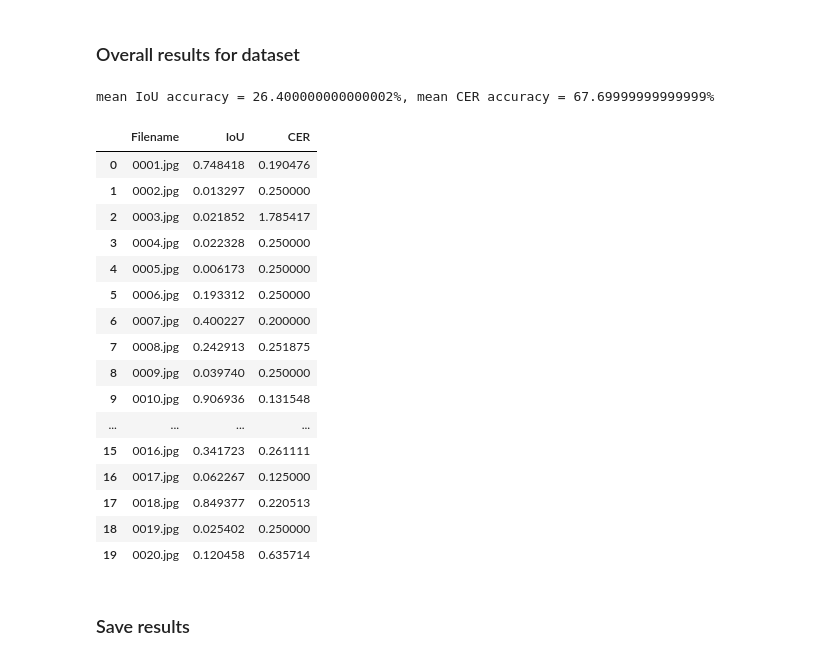
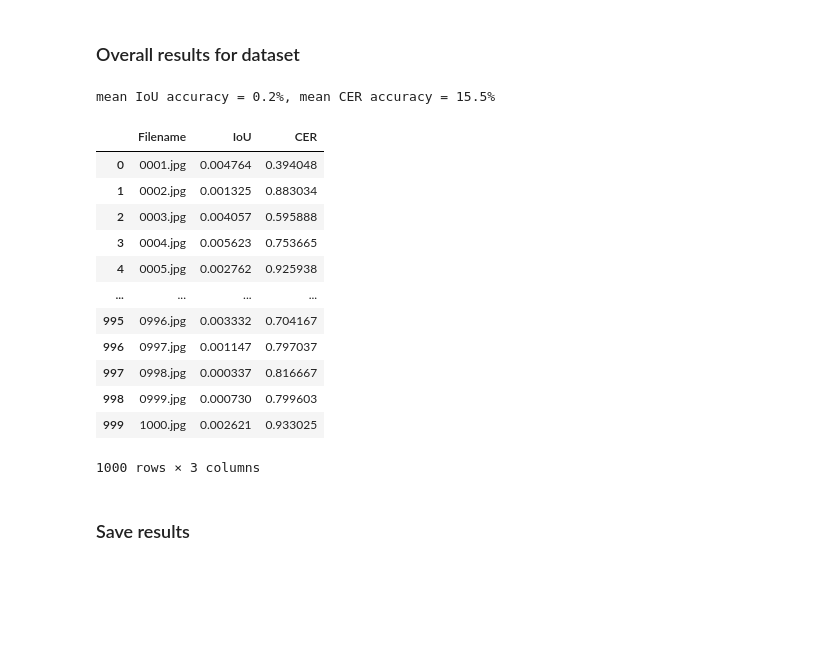
Before and after one commit to GruAna/VU, a Jupyter notebook: m_tesseract.ipynb, the cells around one changed output. Cells and saved outputs as stored; diff of their text form; code cells hidden in the pictures; blank space fills up the shorter version.

```diff
--- a/m_tesseract.ipynb
+++ b/m_tesseract.ipynb
@@ -53,7 +58,8 @@ width = 300
 Get images. Update location of images **manually**.
 # %%
 # path to image directory, get full path to all files
-imgs_dir = '/content/drive/MyDrive/Colab_Notebooks/VU/FewImages/images/'
+imgs_dir = '/content/drive/MyDrive/Colab_Notebooks/VU/CTW1500/train_images'
 (_, _, filenames) = next(os.walk(imgs_dir))
 filenames.sort()
 list_img_paths = [os.path.join(imgs_dir, file) for file in filenames]
+n_imgs = len(list_img_paths)
@@ -72,7 +85,7 @@ images = [cv.threshold(cv.cvtColor(img, cv.COLOR_BGR2GRAY), 0, 255, cv.THRESH_BI
 # %% [markdown]
 Get paths to files with labels. Update location **manually**.
 # %%
-labels_dir = '/content/drive/MyDrive/Colab_Notebooks/VU/FewImages/labelsxml/'
+labels_dir = '/content/drive/MyDrive/Colab_Notebooks/VU/CTW1500/ctw1500_train_labels'
 (_, _, xml_files) = next(os.walk(labels_dir))
 xml_files.sort()
 list_xml_paths = [os.path.join(labels_dir, file) for file in xml_files]
@@ -121,15 +130,24 @@ For all images.
 
 Replace polygon coordinates by these two rectangle coordinates.
 # %%
+# gather non empty predictions in a list of tuples (word, bounding_box_coordinates)
+# predicted contains all images, each image can have multiple recognized words
+# each image contains tuples in mentioned format
+
+# in PyTesseract image_to_data returns a dictionary with results
+
 predicted = []
-for img in range(len(list_img_paths)):
+for img in range(n_imgs):
     result = predictions[img]
+
     n = len(result['text'])
     results = []
+    for i in range(n):
+        word = result['text'][i]
 
-    for i in range(n):
-        coordinates = np.array([[result['left'][i],  result['top'][i]], [result['left'][i] +  result['width'][i], result['top'][i] + result['height'][i]]])
-        results.append((result['text'][i], coordinates))
+        if len(word) > 0 and not word.isspace():
+            coordinates = np.array([[result['left'][i],  result['top'][i]], [result['left'][i] +  result['width'][i], result['top'][i] + result['height'][i]]])
+            results.append((word, coordinates))
 
     predicted.append(results)
 # %% [markdown]
@@ -181,8 +249,19 @@ CER (recognition) `cer_in_image`
 # %%
 iou_in_image = []
 cer_in_image = []
-n_imgs = len(images)
+
 for i in range(n_imgs):
-    mean_in_regions = [average(list(zip(*cer_images[i][j]))[2], length=n_imgs) for j in range(len(cer_images[i]))]
-    cer_in_image.append(average(mean_in_regions))
-    iou_in_image.append(average(list(zip(*iou_images[i]))[0], length=n_imgs))
+    length = len(cer_images[i])
+
+    # calculate mean based on results
+    if isinstance(cer_images[i][0], list):
+        mean_in_regions = average([average(list(zip(*cer_images[i][j]))[2]) for j in range(length)])
+        iou_in_image.append(average(list(zip(*iou_images[i]))[0], length=n_imgs))
+    elif isinstance(cer_images[i][0], tuple):
+        mean_in_regions = cer_images[i][0][-1]
+        iou_in_image.append(iou_images[i][0])
+    else:
+        mean_in_regions = 1
+        iou_in_image.append(0)
+
+    cer_in_image.append(mean_in_regions)
@@ -190,30 +277,26 @@ for i in range(n_imgs):
 ### Overall results for dataset
 # %%
 df_results = pd.DataFrame(list(zip(filenames, iou_in_image, cer_in_image)), columns =['Filename', 'IoU', 'CER'])
-mean_iou = round(df_results['IoU'].mean(), 3) * 100
-mean_cer = 100 - round(df_results['CER'].mean(), 3) * 100
+mean_iou = round(df_results['IoU'].mean() * 100, 1)
+mean_cer = round((1 - df_results['CER'].mean()) * 100, 1)
 print(f"mean IoU accuracy = {mean_iou}%, mean CER accuracy = {mean_cer}%")
 
 df_results
 # %% [output]
-mean IoU accuracy = 26.400000000000002%, mean CER accuracy = 67.69999999999999%
+mean IoU accuracy = 0.2%, mean CER accuracy = 15.5%
 |  | Filename | IoU | CER |
-| 0 | 0001.jpg | 0.748418 | 0.190476 |
-| 1 | 0002.jpg | 0.013297 | 0.250000 |
-| 2 | 0003.jpg | 0.021852 | 1.785417 |
-| 3 | 0004.jpg | 0.022328 | 0.250000 |
-| 4 | 0005.jpg | 0.006173 | 0.250000 |
-| 5 | 0006.jpg | 0.193312 | 0.250000 |
-| 6 | 0007.jpg | 0.400227 | 0.200000 |
-| 7 | 0008.jpg | 0.242913 | 0.251875 |
-| 8 | 0009.jpg | 0.039740 | 0.250000 |
-| 9 | 0010.jpg | 0.906936 | 0.131548 |
+| 0 | 0001.jpg | 0.004764 | 0.394048 |
+| 1 | 0002.jpg | 0.001325 | 0.883034 |
+| 2 | 0003.jpg | 0.004057 | 0.595888 |
+| 3 | 0004.jpg | 0.005623 | 0.753665 |
+| 4 | 0005.jpg | 0.002762 | 0.925938 |
 | ... | ... | ... | ... |
-| 15 | 0016.jpg | 0.341723 | 0.261111 |
-| 16 | 0017.jpg | 0.062267 | 0.125000 |
-| 17 | 0018.jpg | 0.849377 | 0.220513 |
-| 18 | 0019.jpg | 0.025402 | 0.250000 |
-| 19 | 0020.jpg | 0.120458 | 0.635714 |
+| 995 | 0996.jpg | 0.003332 | 0.704167 |
+| 996 | 0997.jpg | 0.001147 | 0.797037 |
+| 997 | 0998.jpg | 0.000337 | 0.816667 |
+| 998 | 0999.jpg | 0.000730 | 0.799603 |
+| 999 | 1000.jpg | 0.002621 | 0.933025 |
+1000 rows × 3 columns
 # %% [markdown]
 ### Save results
 # %%
```
Also changed, not shown: parts of 13 cells of this notebook.
